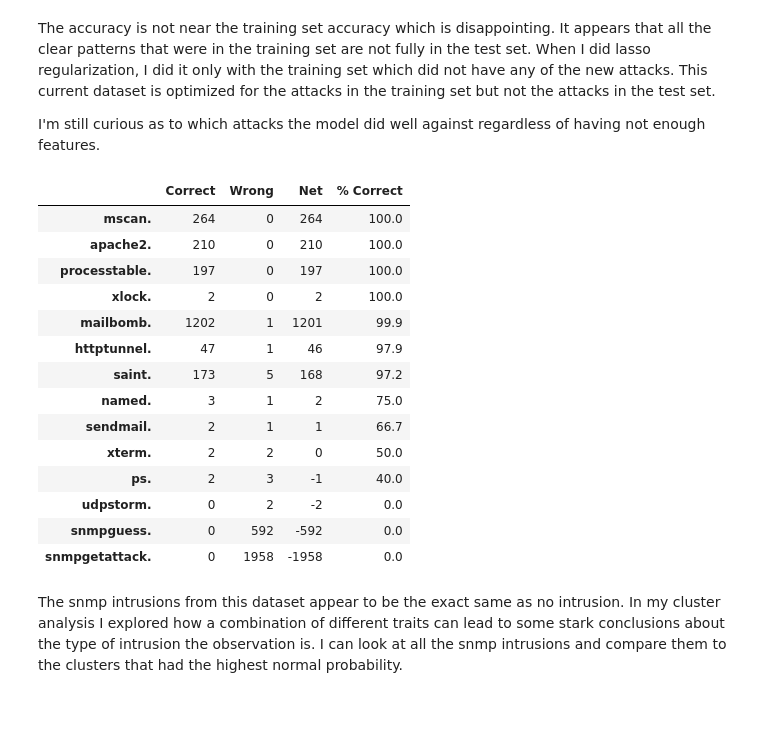
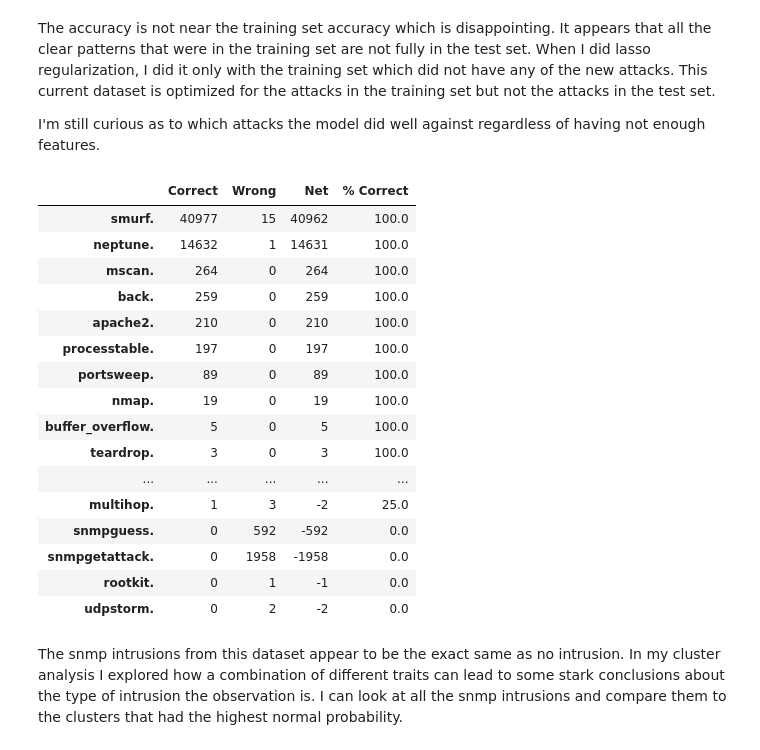
Before and after one commit to Jewdah18/Network-Intrusions, a Jupyter notebook: notebooks/Modelling.ipynb, the cells around one changed output. Saved outputs shown, nothing was run; the diff lists cells and outputs as text; code cells hidden in the pictures; blank space fills up the shorter version.

```diff
--- a/notebooks/Modelling.ipynb
+++ b/notebooks/Modelling.ipynb
@@ -570,23 +582,25 @@ I'm still curious as to which attacks the model did well against regardless of h
 # %%
 deep_dive = ints_eval(preds,y_test_te)
 # Show the deep dive dataframe
-deep_dive.sort_values(['% Correct','Net'], ascending = False)
+deep_dive
 # %% [output]
 |  | Correct | Wrong | Net | % Correct |
+| smurf. | 40977 | 15 | 40962 | 100.0 |
+| neptune. | 14632 | 1 | 14631 | 100.0 |
 | mscan. | 264 | 0 | 264 | 100.0 |
+| back. | 259 | 0 | 259 | 100.0 |
 | apache2. | 210 | 0 | 210 | 100.0 |
 | processtable. | 197 | 0 | 197 | 100.0 |
-| xlock. | 2 | 0 | 2 | 100.0 |
-| mailbomb. | 1202 | 1 | 1201 | 99.9 |
-| httptunnel. | 47 | 1 | 46 | 97.9 |
-| saint. | 173 | 5 | 168 | 97.2 |
-| named. | 3 | 1 | 2 | 75.0 |
-| sendmail. | 2 | 1 | 1 | 66.7 |
-| xterm. | 2 | 2 | 0 | 50.0 |
-| ps. | 2 | 3 | -1 | 40.0 |
-| udpstorm. | 0 | 2 | -2 | 0.0 |
+| portsweep. | 89 | 0 | 89 | 100.0 |
+| nmap. | 19 | 0 | 19 | 100.0 |
+| buffer_overflow. | 5 | 0 | 5 | 100.0 |
+| teardrop. | 3 | 0 | 3 | 100.0 |
+| ... | ... | ... | ... | ... |
+| multihop. | 1 | 3 | -2 | 25.0 |
 | snmpguess. | 0 | 592 | -592 | 0.0 |
 | snmpgetattack. | 0 | 1958 | -1958 | 0.0 |
+| rootkit. | 0 | 1 | -1 | 0.0 |
+| udpstorm. | 0 | 2 | -2 | 0.0 |
 # %% [markdown]
 The snmp intrusions from this dataset appear to be the exact same as no intrusion. In my cluster analysis I explored how a combination of different traits can lead to some stark conclusions about the type of intrusion the observation is. I can look at all the snmp intrusions and compare them to the clusters that had the highest normal probability.
 # %%
```
Also changed, not shown: parts of 51 cells of this notebook, 1 other file.
